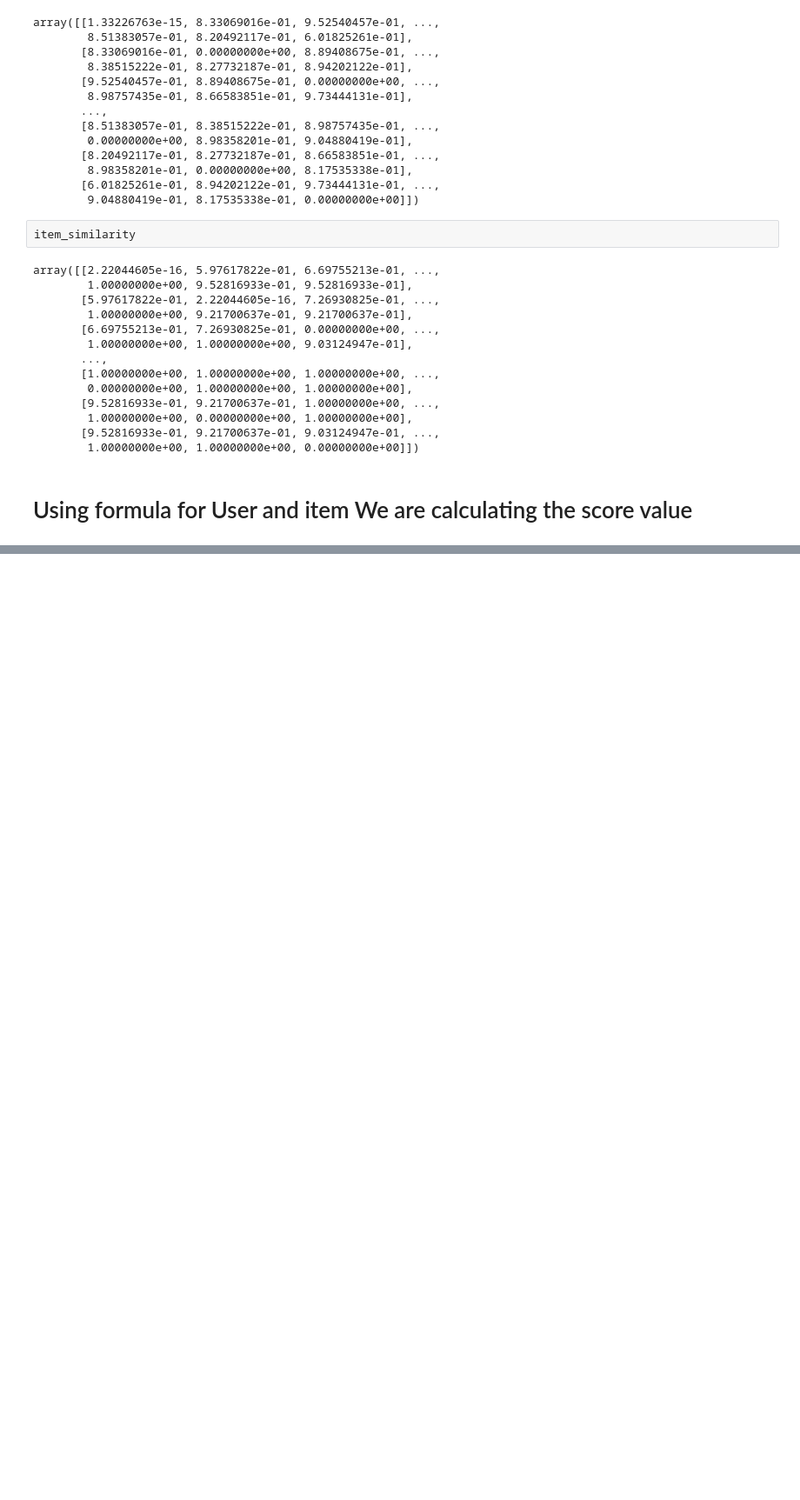
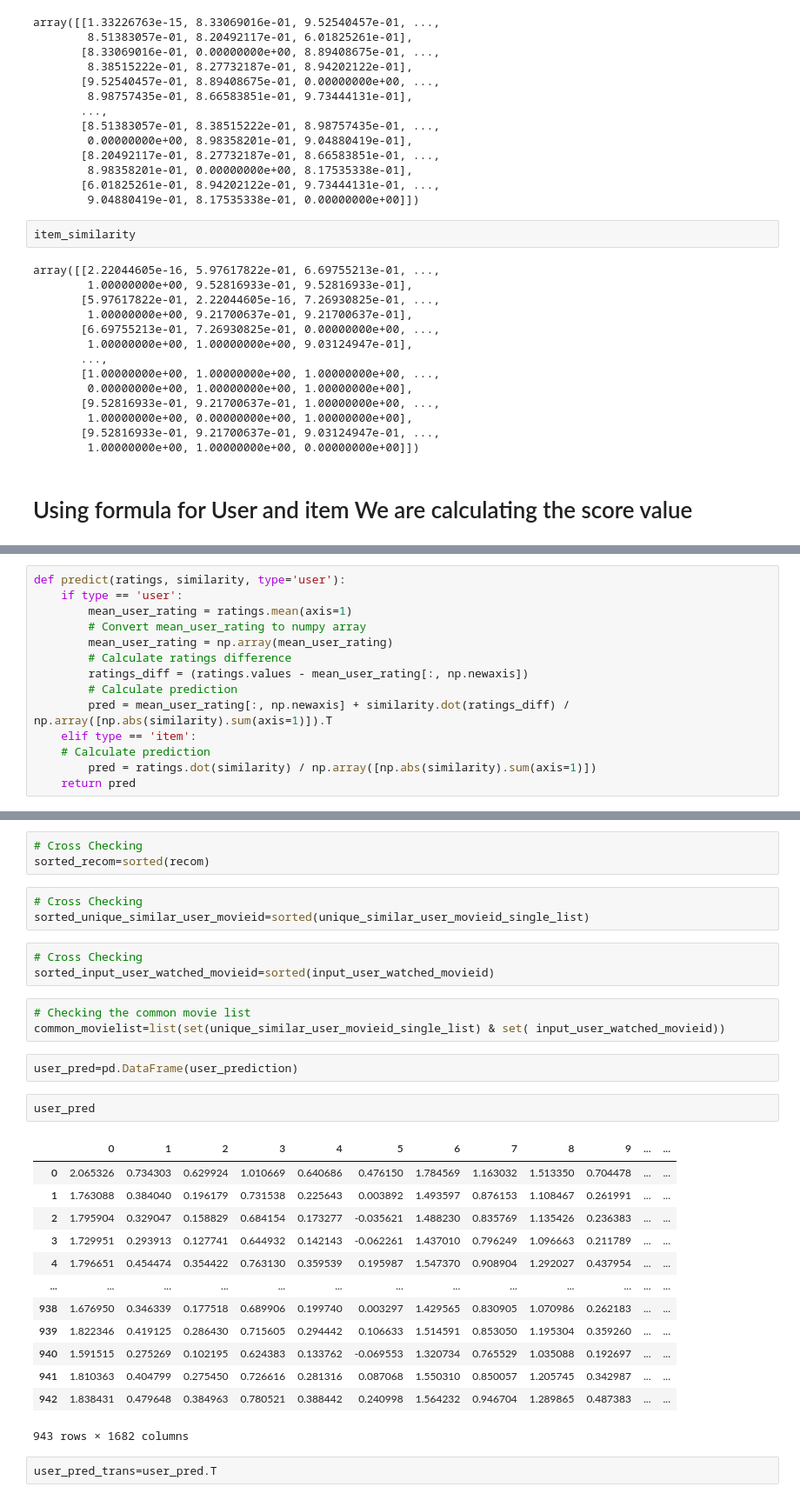
Before and after one commit to ShameemBanuAI/UserBased-Recommendation-System, a Jupyter notebook: userBased_Recommendation.ipynb, the cells around one changed output, grey strips where cells are left out. Shown at 87% size. Saved outputs shown, nothing was run; the diff lists cells and outputs as text; blank space fills up the shorter version.

```diff
--- a/userBased_Recommendation.ipynb
+++ b/userBased_Recommendation.ipynb
@@ -130,0 +116,14 @@ ValueError: Multi-dimensional indexing (e.g. `obj[:, None]`) is no longer suppor
+# %%
+def predict(ratings, similarity, type='user'):
+    if type == 'user':
+        mean_user_rating = ratings.mean(axis=1)
+        # Convert mean_user_rating to numpy array
+        mean_user_rating = np.array(mean_user_rating)
+        # Calculate ratings difference
+        ratings_diff = (ratings.values - mean_user_rating[:, np.newaxis])
+        # Calculate prediction
+        pred = mean_user_rating[:, np.newaxis] + similarity.dot(ratings_diff) / np.array([np.abs(similarity).sum(axis=1)]).T
+    elif type == 'item':
+    # Calculate prediction
+        pred = ratings.dot(similarity) / np.array([np.abs(similarity).sum(axis=1)])
+    return pred
@@ -130,0 +214,32 @@ ValueError: Multi-dimensional indexing (e.g. `obj[:, None]`) is no longer suppor
+# %%
+# Cross Checking
+sorted_recom=sorted(recom)
+# %%
+# Cross Checking
+sorted_unique_similar_user_movieid=sorted(unique_similar_user_movieid_single_list)
+# %%
+# Cross Checking
+sorted_input_user_watched_movieid=sorted(input_user_watched_movieid)
+# %%
+# Checking the common movie list
+common_movielist=list(set(unique_similar_user_movieid_single_list) & set( input_user_watched_movieid))
+# %%
+user_pred=pd.DataFrame(user_prediction)
+# %%
+user_pred
+# %% [output]
+|  | 0 | 1 | 2 | 3 | 4 | 5 | 6 | 7 | 8 | 9 | ... | ... |
+| 0 | 2.065326 | 0.734303 | 0.629924 | 1.010669 | 0.640686 | 0.476150 | 1.784569 | 1.163032 | 1.513350 | 0.704478 | ... | ... |
+| 1 | 1.763088 | 0.384040 | 0.196179 | 0.731538 | 0.225643 | 0.003892 | 1.493597 | 0.876153 | 1.108467 | 0.261991 | ... | ... |
+| 2 | 1.795904 | 0.329047 | 0.158829 | 0.684154 | 0.173277 | -0.035621 | 1.488230 | 0.835769 | 1.135426 | 0.236383 | ... | ... |
+| 3 | 1.729951 | 0.293913 | 0.127741 | 0.644932 | 0.142143 | -0.062261 | 1.437010 | 0.796249 | 1.096663 | 0.211789 | ... | ... |
+| 4 | 1.796651 | 0.454474 | 0.354422 | 0.763130 | 0.359539 | 0.195987 | 1.547370 | 0.908904 | 1.292027 | 0.437954 | ... | ... |
+| ... | ... | ... | ... | ... | ... | ... | ... | ... | ... | ... | ... | ... |
+| 938 | 1.676950 | 0.346339 | 0.177518 | 0.689906 | 0.199740 | 0.003297 | 1.429565 | 0.830905 | 1.070986 | 0.262183 | ... | ... |
+| 939 | 1.822346 | 0.419125 | 0.286430 | 0.715605 | 0.294442 | 0.106633 | 1.514591 | 0.853050 | 1.195304 | 0.359260 | ... | ... |
+| 940 | 1.591515 | 0.275269 | 0.102195 | 0.624383 | 0.133762 | -0.069553 | 1.320734 | 0.765529 | 1.035088 | 0.192697 | ... | ... |
+| 941 | 1.810363 | 0.404799 | 0.275450 | 0.726616 | 0.281316 | 0.087068 | 1.550310 | 0.850057 | 1.205745 | 0.342987 | ... | ... |
+| 942 | 1.838431 | 0.479648 | 0.384963 | 0.780521 | 0.388442 | 0.240998 | 1.564232 | 0.946704 | 1.289865 | 0.487383 | ... | ... |
+943 rows × 1682 columns
+# %%
+user_pred_trans=user_pred.T
```
Also changed, not shown: parts of 38 cells of this notebook.
